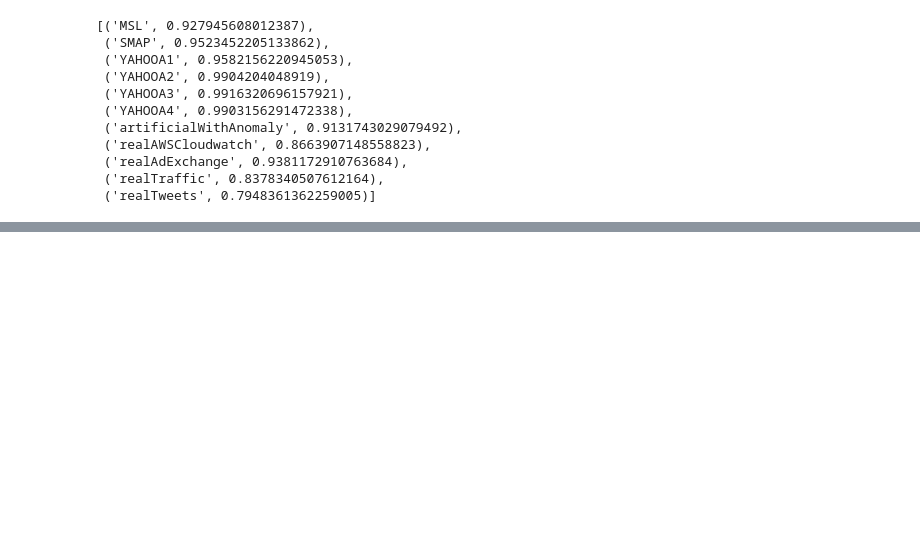
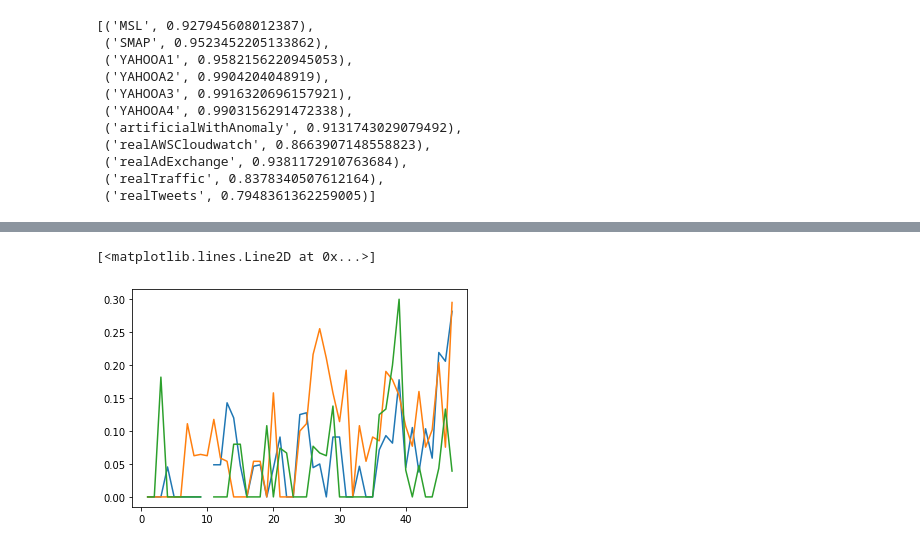
Before and after one commit to amlatyrngom/ml_project_bench, a Jupyter notebook: presentation_figures.ipynb, the cells around one changed output, grey strips where cells are left out. Cells and saved outputs as stored; diff of their text form; code cells hidden in the pictures; blank space fills up the shorter version.

```diff
--- a/presentation_figures.ipynb
+++ b/presentation_figures.ipynb
@@ -355,0 +418,8 @@ MSL	SMAP	YAHOOA1	YAHOOA2	YAHOOA3	YAHOOA4	artificialWithAnomaly	realAWSCloudwatch
+# %%
+plot_cat = "highrank"
+plt.plot(df_synth_h_summaries.query("num_harmonics == 1 and category == @plot_cat")['rank'], df_synth_h_summaries.query("num_harmonics == 1 and category == @plot_cat")['f1'])
+plt.plot(df_synth_h_summaries.query("num_harmonics == 8 and category == @plot_cat")['rank'], df_synth_h_summaries.query("num_harmonics == 8 and category == @plot_cat")['f1'])
+plt.plot(df_synth_h_summaries.query("num_harmonics == 14 and category == @plot_cat")['rank'], df_synth_h_summaries.query("num_harmonics == 14 and category == @plot_cat")['f1'])
+# %% [output]
+[<matplotlib.lines.Line2D at 0x...>]
+[figure, added]
```
Also changed, not shown: parts of 16 cells of this notebook.
